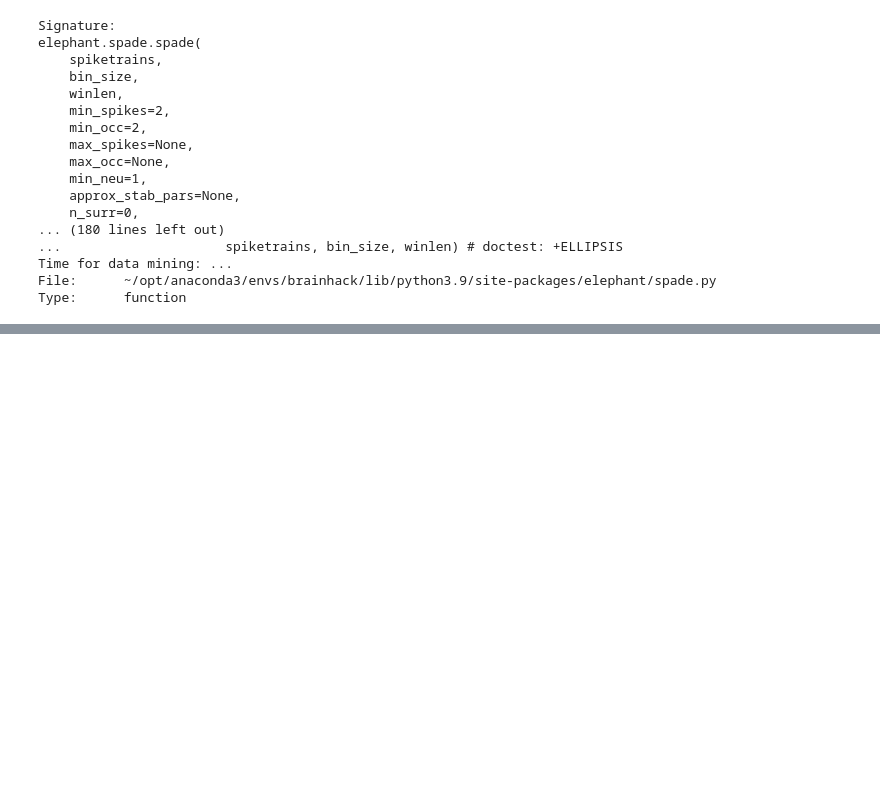
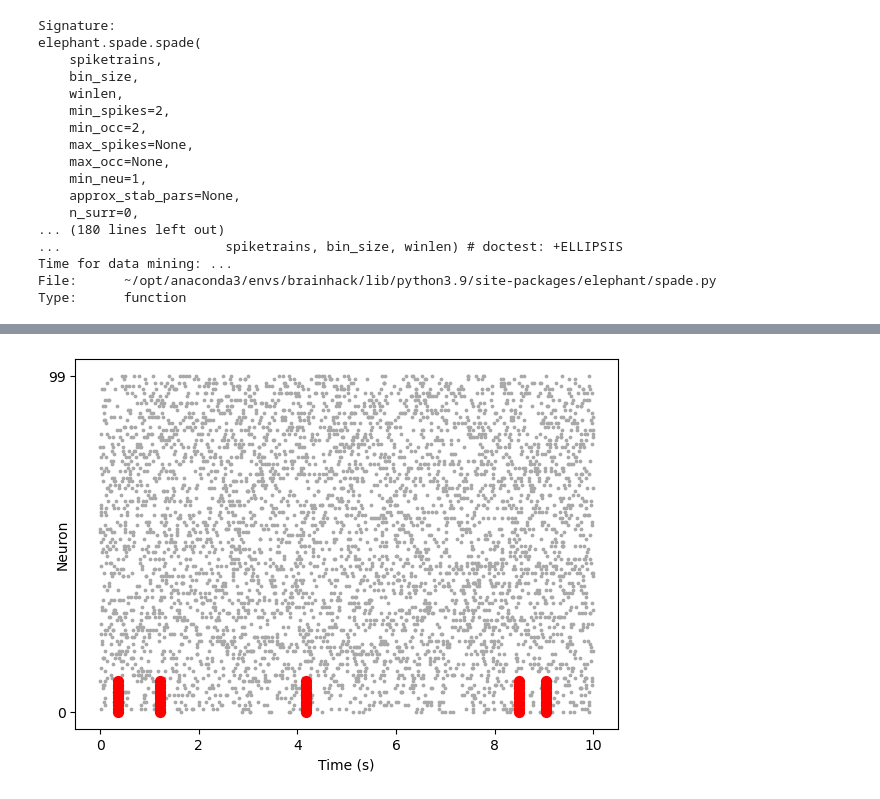
Before and after one commit to SpikeAI/2022-11_brainhack_DetecSpikMotifs, a Jupyter notebook: 2022-11-28_SPADE_tutorial.ipynb, the cells around one changed output, grey strips where cells are left out. Cells and saved outputs as stored; diff of their text form; code cells hidden in the pictures; blank space fills up the shorter version.

Commit message:
figures SPADE

```diff
--- a/2022-11-28_SPADE_tutorial.ipynb
+++ b/2022-11-28_SPADE_tutorial.ipynb
@@ -120,4 +149,9 @@ patterns
 # %%
-fig, ax = plt.subplots()
-ax = viziphant.patterns.plot_patterns(spiketrains, patterns, axes=ax)
+#fig, ax = plt.subplots()
+ax = viziphant.patterns.plot_patterns(spiketrains, patterns)
+fig = ax.get_figure()
+fig.set_figwidth(13)
+fig.set_figwidth(7)
 printfig(fig, 'raster_plot_with_spade_patterns')
+# %% [output]
+[figure, added]
```
Also changed, not shown: parts of 3 cells of this notebook, 1 other file.
